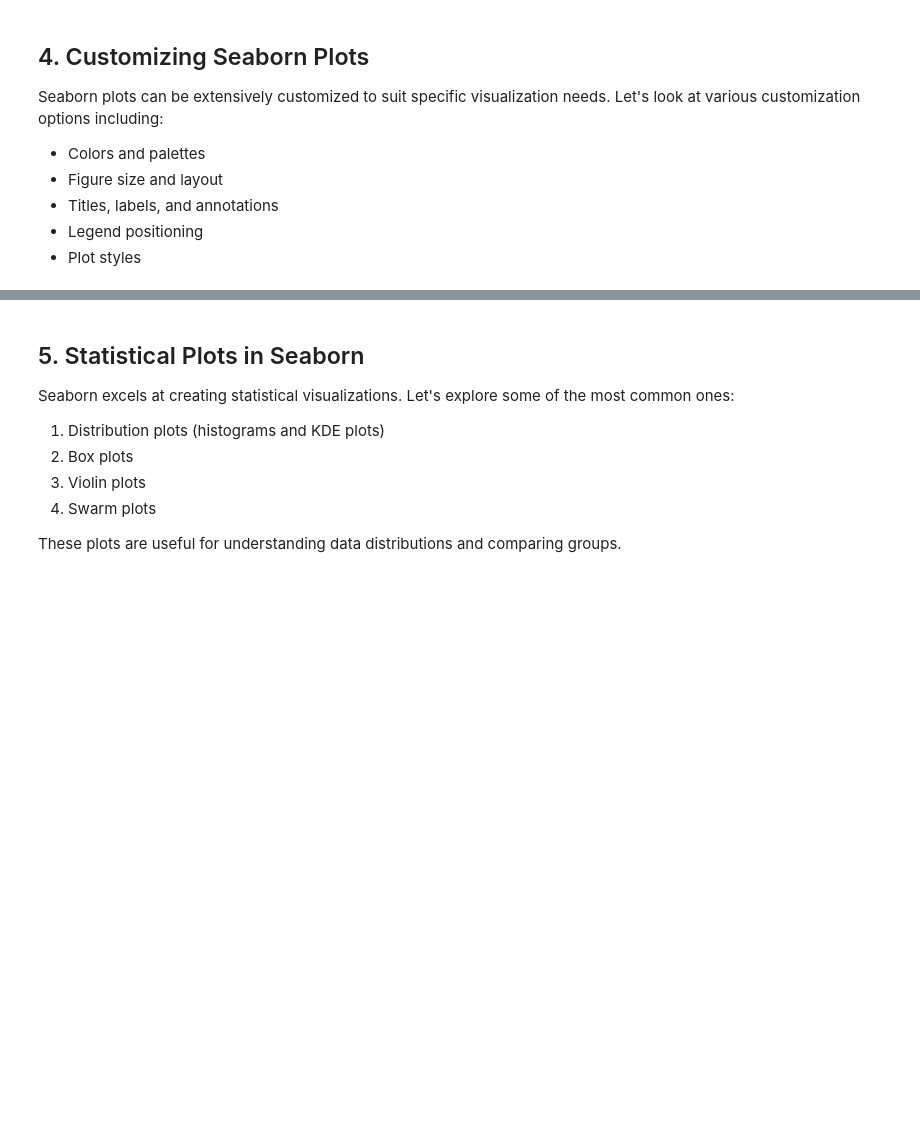
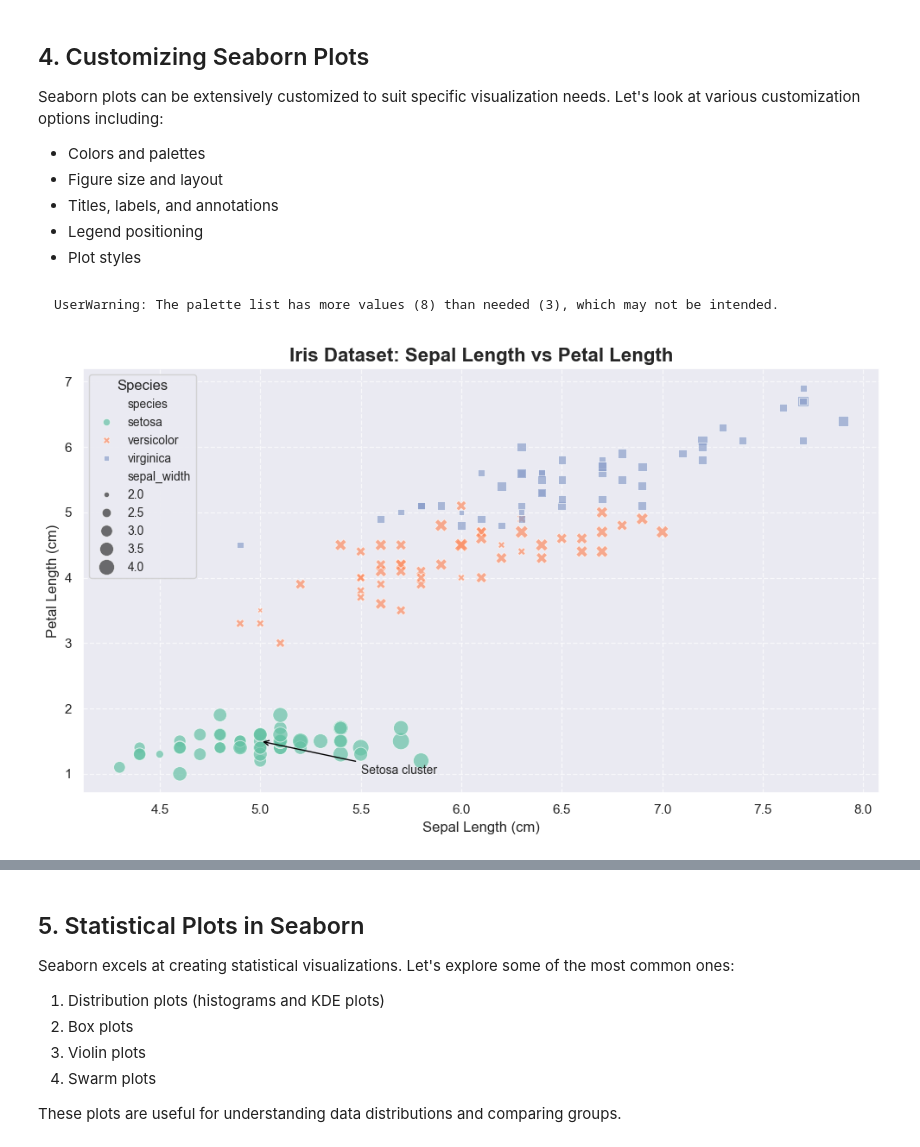
Before and after one commit to pavelklos/ai-ml, a Jupyter notebook: 3-DV/03-01-06.ipynb, the cells around one changed output, grey strips where cells are left out. Drawn from its saved outputs; the diff is of its cells as text; code cells hidden in the pictures; blank space fills up the shorter version.

````diff
--- a/3-DV/03-01-06.ipynb
+++ b/3-DV/03-01-06.ipynb
@@ -145 +162,42 @@ plt.show()
+# %% [markdown]
+```
+UserWarning: The palette list has more values (8) than needed (3), which may not be intended.
+```
+# %%
+plt.figure(figsize=(10, 6))
+
+# Build a palette with only as many colors as there are unique species
+n_species = iris["species"].nunique()          # → 3
+custom_palette = sns.color_palette("Set2", n_species)
+
+sns.scatterplot(
+    data=iris,
+    x="sepal_length",
+    y="petal_length",
+    hue="species",
+    style="species",
+    size="sepal_width",
+    sizes=(20, 200),
+    palette=custom_palette,   # now exactly 3 colors
+    alpha=0.7,
+)
+
+plt.title("Iris Dataset: Sepal Length vs Petal Length", fontsize=16, fontweight="bold")
+plt.xlabel("Sepal Length (cm)", fontsize=12)
+plt.ylabel("Petal Length (cm)", fontsize=12)
+plt.grid(True, linestyle="--", alpha=0.7)
+plt.legend(title="Species", title_fontsize=12, fontsize=10, loc="upper left")
+
+plt.annotate(
+    "Setosa cluster",
+    xy=(5.0, 1.5),
+    xytext=(5.5, 1.0),
+    arrowprops=dict(arrowstyle="->", color="black"),
+    fontsize=10,
+)
+
+plt.tight_layout()
+plt.show()
+# %% [output]
+[figure, added]
 # %%
````
Also changed, not shown: parts of 32 cells of this notebook.
